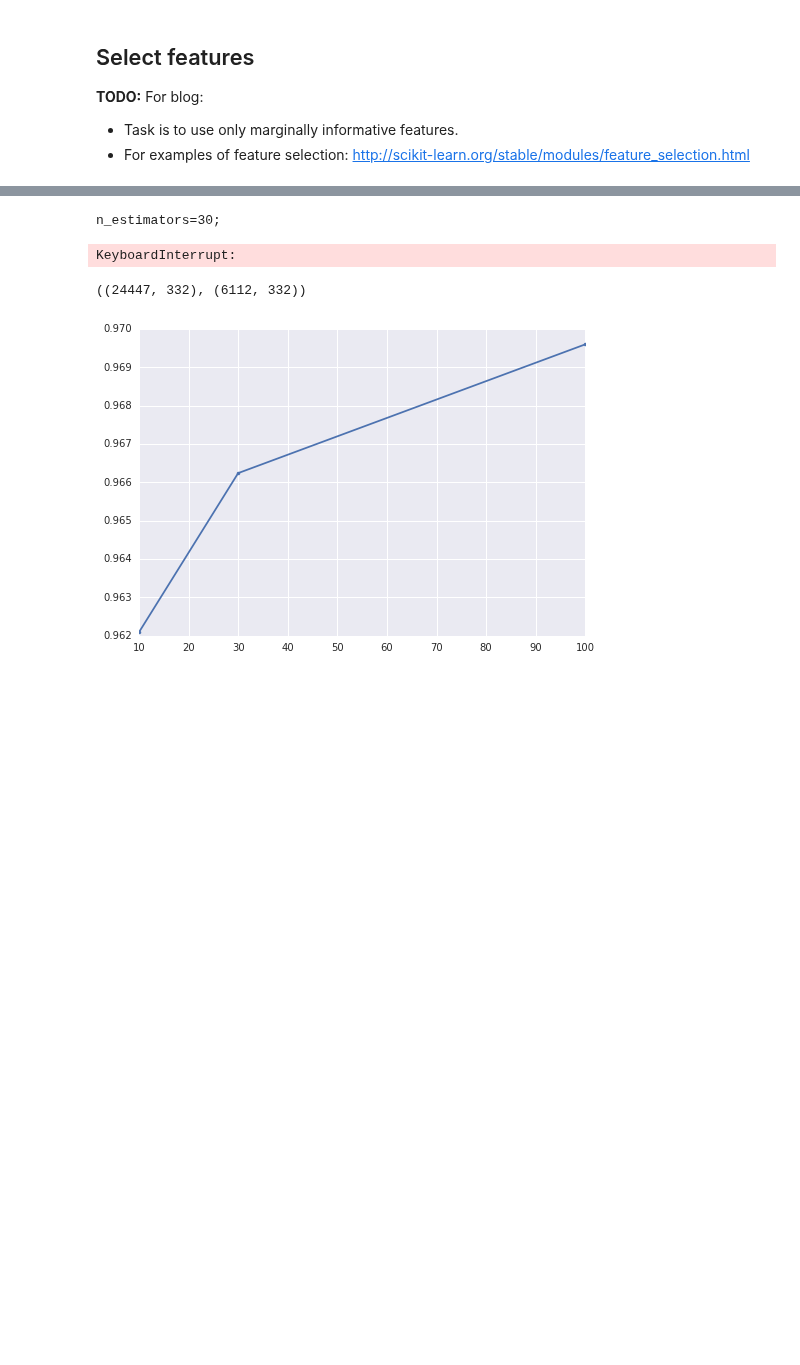
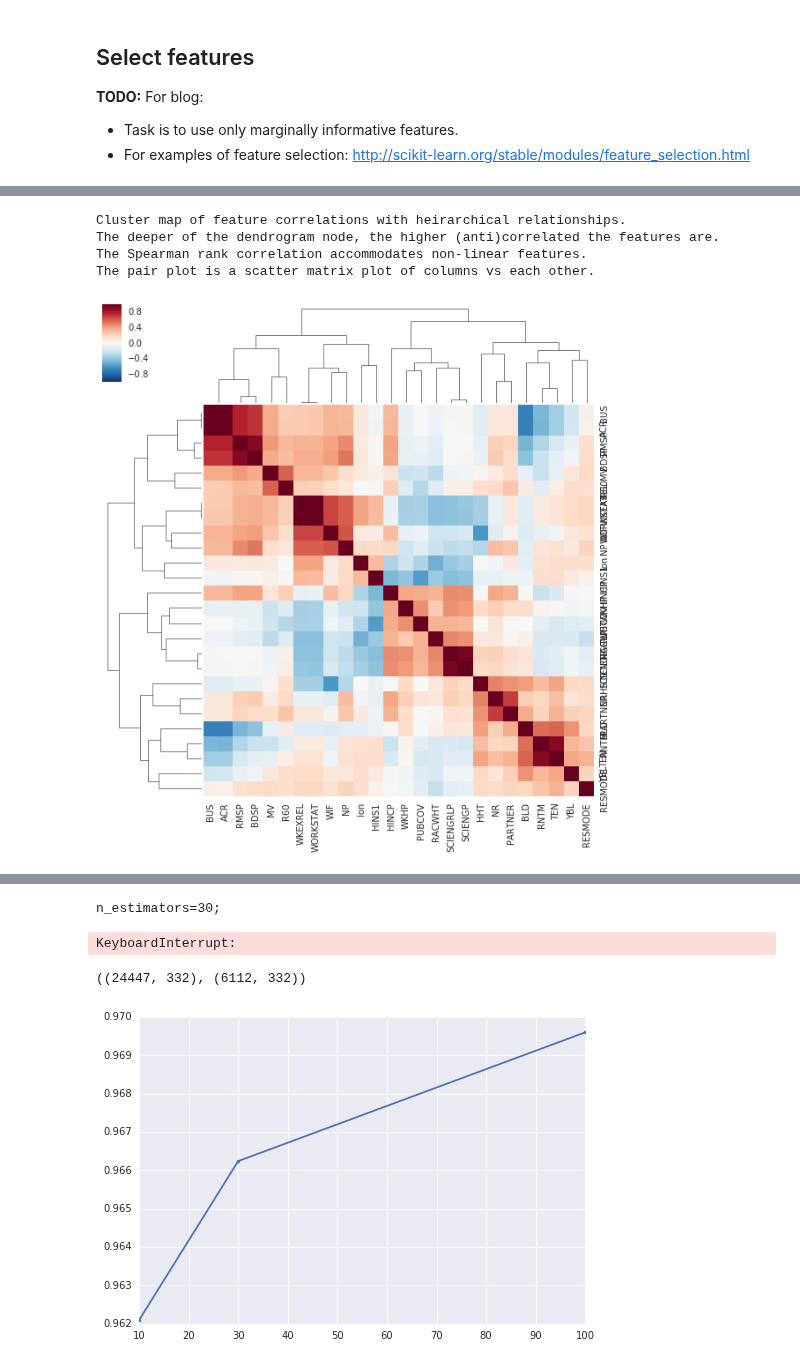
Before and after one commit to stharrold/stharrold.github.io, a Jupyter notebook: content/static/20160221-predict-household-income-from-census/20160221-predict-household-income-from-census.ipynb, the cells around one changed output, grey strips where cells are left out. Cells and saved outputs as stored; diff of their text form; code cells hidden in the pictures; blank space fills up the shorter version.

```diff
--- a/content/static/20160221-predict-household-income-from-census/20160221-predict-household-income-from-census.ipynb
+++ b/content/static/20160221-predict-household-income-from-census/20160221-predict-household-income-from-census.ipynb
@@ -857,0 +886,41 @@ BDSP:
+# %%
+print(
+    """Cluster map of feature correlations with heirarchical relationships.
+The deeper of the dendrogram node, the higher (anti)correlated the features are.
+The Spearman rank correlation accommodates non-linear features.
+The pair plot is a scatter matrix plot of columns vs each other.
+""")
+time_start = time.perf_counter()
+
+# Score with/without shuffling the target values.
+# `pandas` ignores categorical columns when calculating the correlation.
+# The order of the clustermap is used for the order of the pairplot.
+# Note: The number of records used to validate that the model score is significant
+#     only needs to be enough to accurately represent a random process, e.g. 10k.
+size_sub = int(1e3)
+idxs_wtd_sub = np.random.choice(a=df_ftrs.index, size=size_sub, replace=False)
+df_plot_wtd = df_ftrs.loc[idxs_wtd_sub, ds_ftrs_keep.index].copy()
+df_plot_wtd[trg] = ds_trg.loc[idxs_wtd_sub]
+df_list = list()
+for (idx, wt) in ds_pwt.loc[idxs_wtd_sub].items():
+    df_list.extend([df_plot_wtd.loc[[idx]]]*int(wt))
+df_plot_unwtd = pd.concat(df_list, ignore_index=True, verify_integrity=True)
+idxs_unwtd_sub = np.random.choice(a=df_plot_unwtd.index, size=size_sub, replace=False)
+df_plot_unwtd_sub = df_plot_unwtd.loc[idxs_unwtd_sub]
+
+cmap = sns.clustermap(df_plot_unwtd_sub.corr(method='spearman'))
+plt.show()
+
+pplot = sns.pairplot(
+    df_plot_unwtd_sub[pd.Index([trg]).append(ds_ftrs_keep.index[:5])],
+    kind='reg', diag_kind='kde', markers='.')
+plt.show()
+
+time_stop = time.perf_counter()
+print("Time elapsed (sec) = {diff:.1f}".format(diff=time_stop-time_start))
+# %% [output]
+Cluster map of feature correlations with heirarchical relationships.
+The deeper of the dendrogram node, the higher (anti)correlated the features are.
+The Spearman rank correlation accommodates non-linear features.
+The pair plot is a scatter matrix plot of columns vs each other.
+[figure, added]
```
Also changed, not shown: parts of 15 cells of this notebook.
